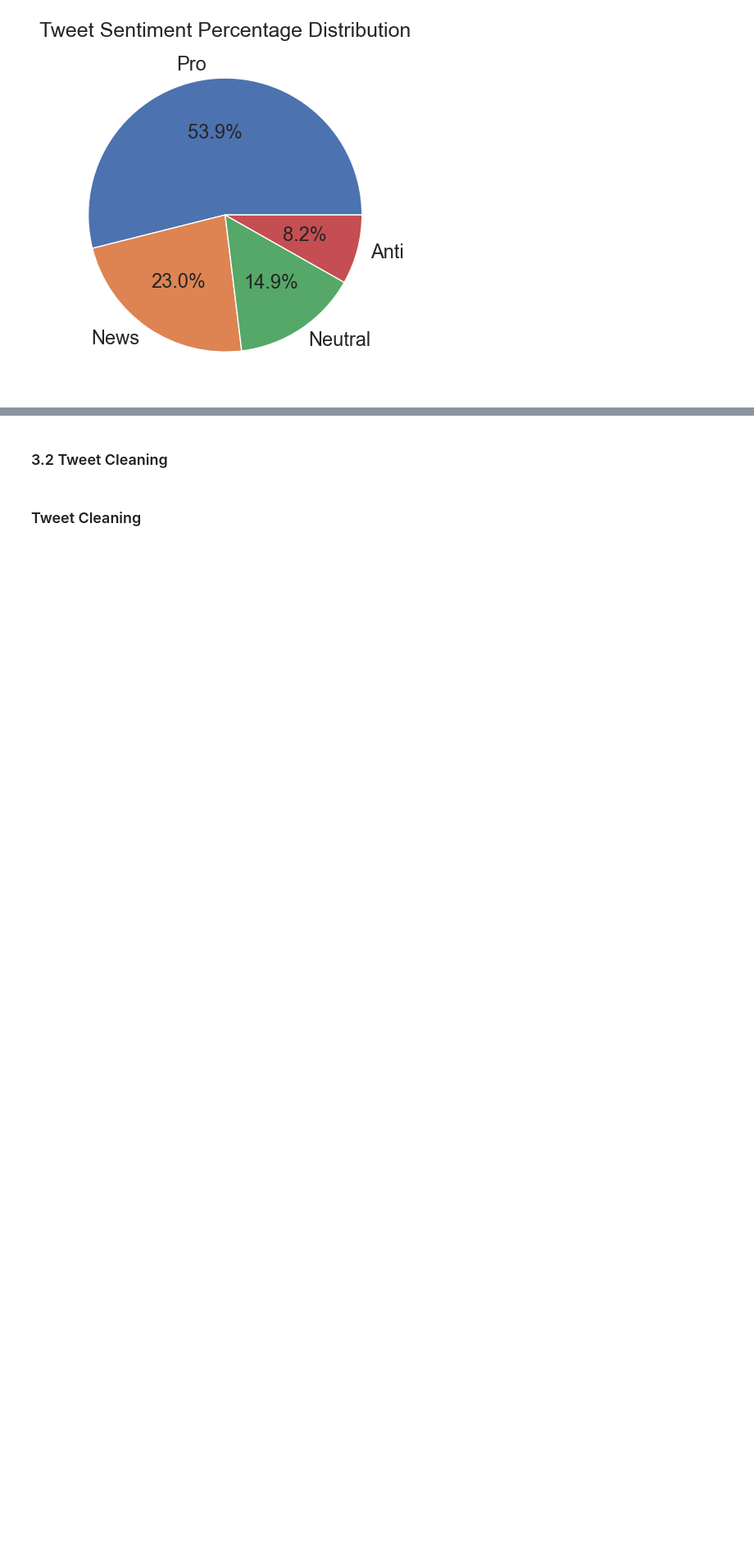
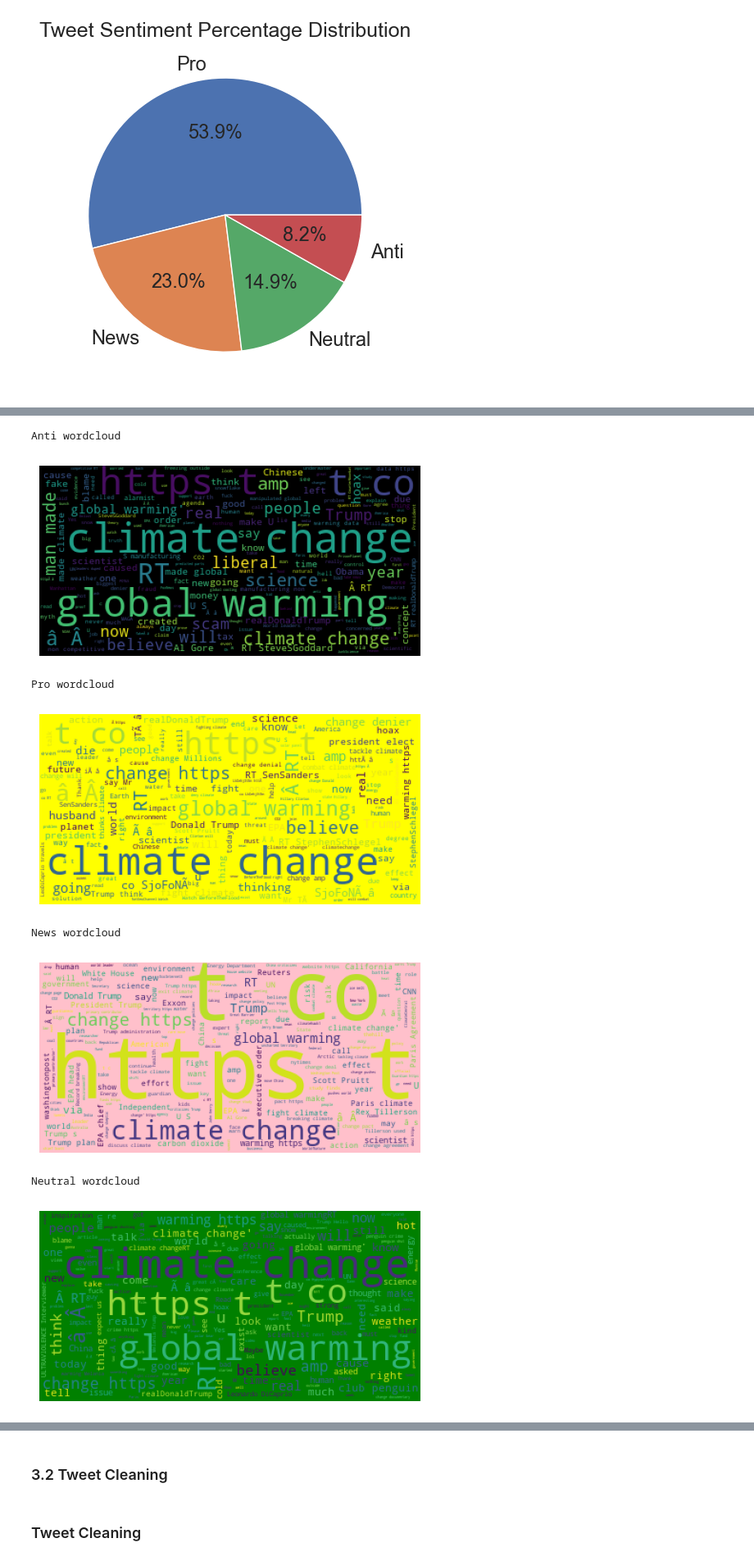
Before and after one commit to ObengKojo23/2207ACDS_TEAM_CW2, a Jupyter notebook: notebooks/twitter_sentiment_classification_notebook.ipynb, the cells around one changed output, grey strips where cells are left out. Shown at 82% size. Saved outputs shown, nothing was run; the diff lists cells and outputs as text; code cells hidden in the pictures; blank space fills up the shorter version.

```diff
--- a/notebooks/twitter_sentiment_classification_notebook.ipynb
+++ b/notebooks/twitter_sentiment_classification_notebook.ipynb
@@ -272,0 +302,46 @@ plt.show()
+# %%
+#plot 1:
+print("Anti wordcloud")
+wc = WordCloud(background_color='black')
+img = wc.generate(Anti)
+plt.figure(figsize=(6,6))
+plt.imshow(img)
+plt.axis('off')
+plt.show()
+
+
+#plot 2:
+print("Pro wordcloud")
+wc = WordCloud(background_color='yellow')
+img = wc.generate(Pro)
+plt.figure(figsize=(6,6))
+plt.imshow(img)
+plt.axis('off')
+plt.show()
+
+#plot 3:
+print("News wordcloud")
+wc = WordCloud(background_color='pink')
+img = wc.generate(News)
+plt.figure(figsize=(6,6))
+plt.imshow(img)
+plt.axis('off')
+plt.show()
+
+#plot 4:
+print("Neutral wordcloud")
+wc = WordCloud(background_color='green')
+img = wc.generate(Neutral)
+plt.figure(figsize=(6,6))
+plt.imshow(img)
+plt.axis('off')
+plt.show()
+# %% [output]
+Anti wordcloud
+[figure, added]
+Pro wordcloud
+[figure, added]
+News wordcloud
+[figure, added]
+Neutral wordcloud
+[figure, added]
```
Also changed, not shown: parts of 11 cells of this notebook.
